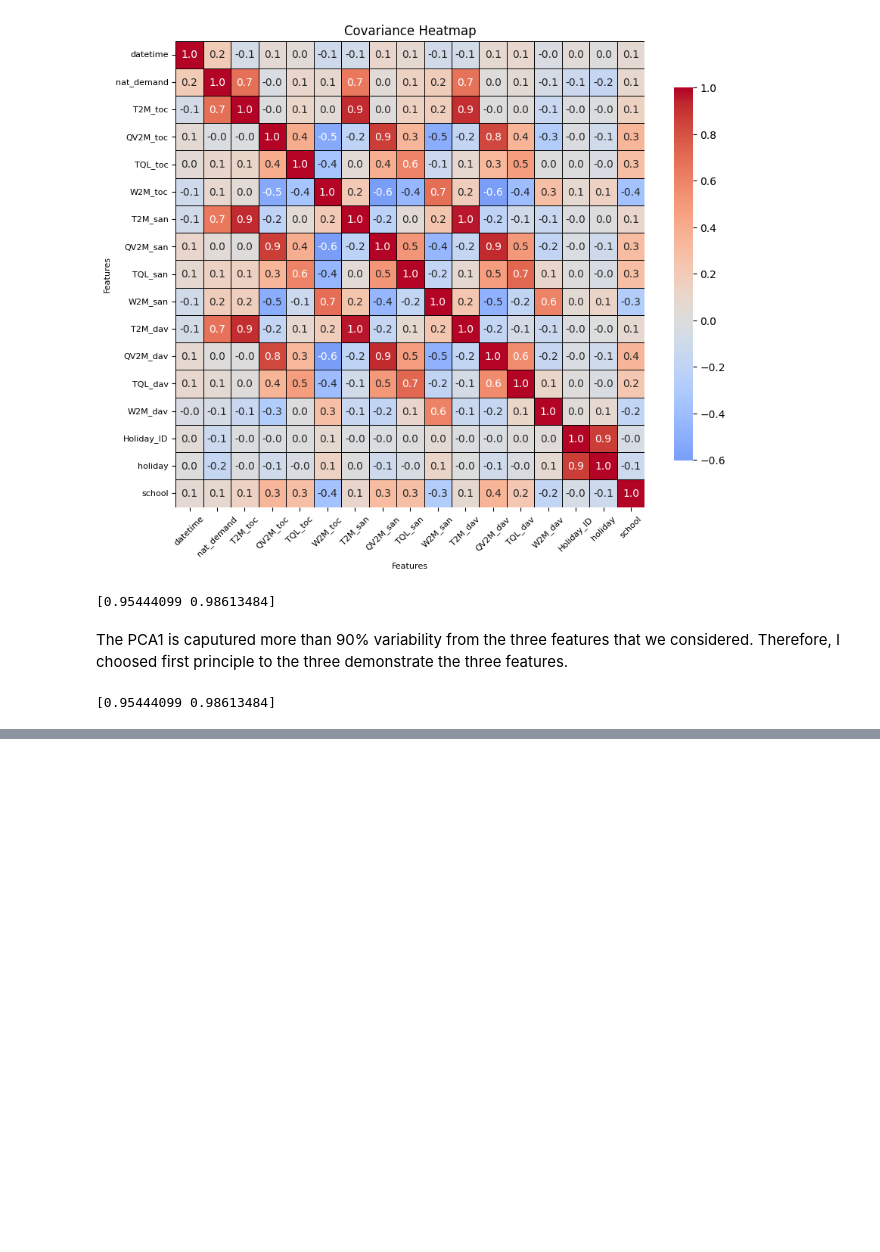
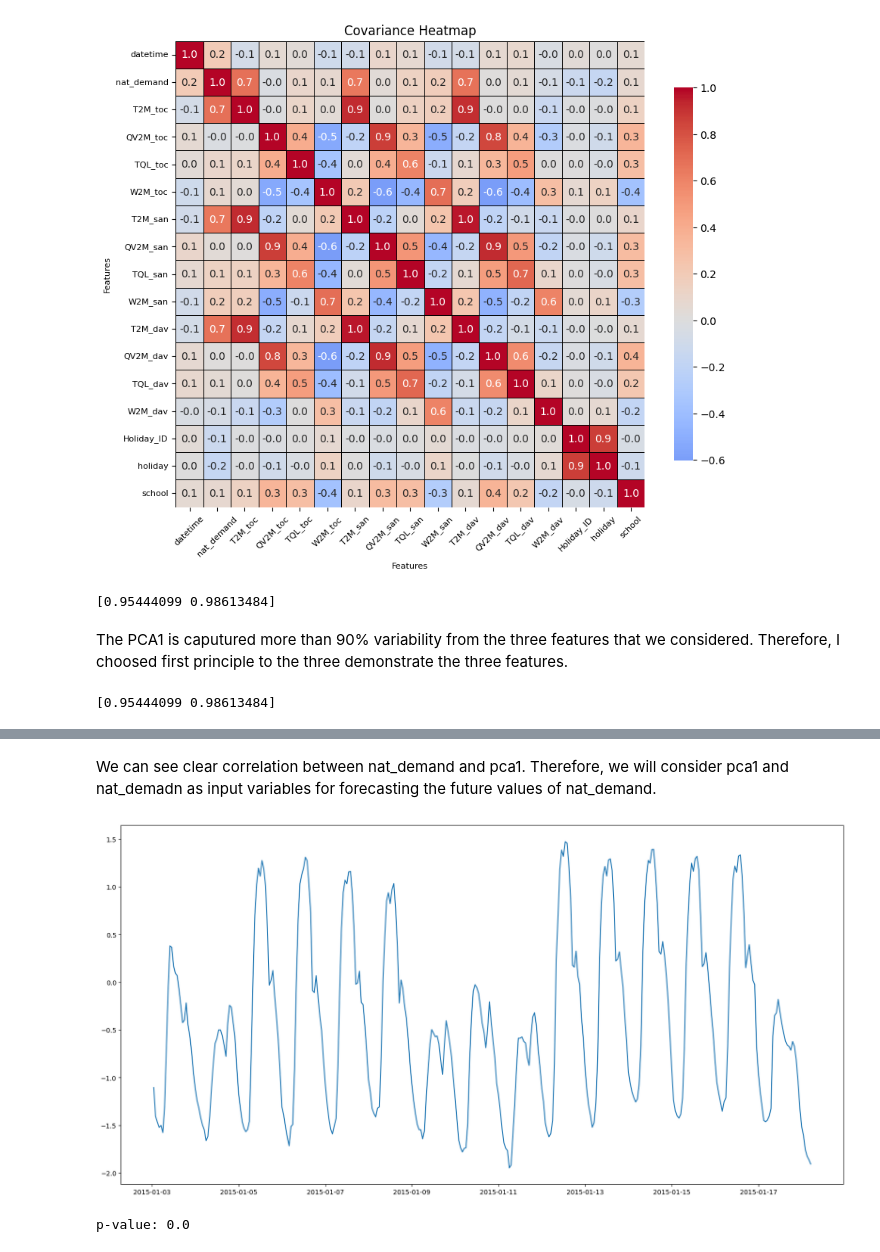
Before and after one commit to Nipuna-Tennakoon/multivariate-time-series-analysis, a Jupyter notebook: eda-visualization.ipynb, the cells around one changed output, grey strips where cells are left out. Drawn from its saved outputs; the diff is of its cells as text; code cells hidden in the pictures; blank space fills up the shorter version.

Commit message:
done forecasting mtsa

```diff
--- a/eda-visualization.ipynb
+++ b/eda-visualization.ipynb
@@ -113,0 +127,15 @@ new_df.head()
+# %% [markdown]
+We can see clear correlation between nat_demand and pca1. Therefore, we will consider pca1 and nat_demadn as input variables for forecasting the future values of nat_demand.
+# %%
+#plotting time series data
+plt.figure(figsize=(20,10))
+plt.plot(new_df['datetime'][:365], new_df['nat_demand'][:365], label='nat_demand')
+plt.show()
+# %% [output]
+[figure, added]
+# %%
+#check stationarity of nat_demand
+adf = adfuller(new_df['nat_demand'])
+print('p-value:', adf[1])
+# %% [output]
+p-value: 0.0
```
Also changed, not shown: parts of 5 cells of this notebook, 2 other files.
